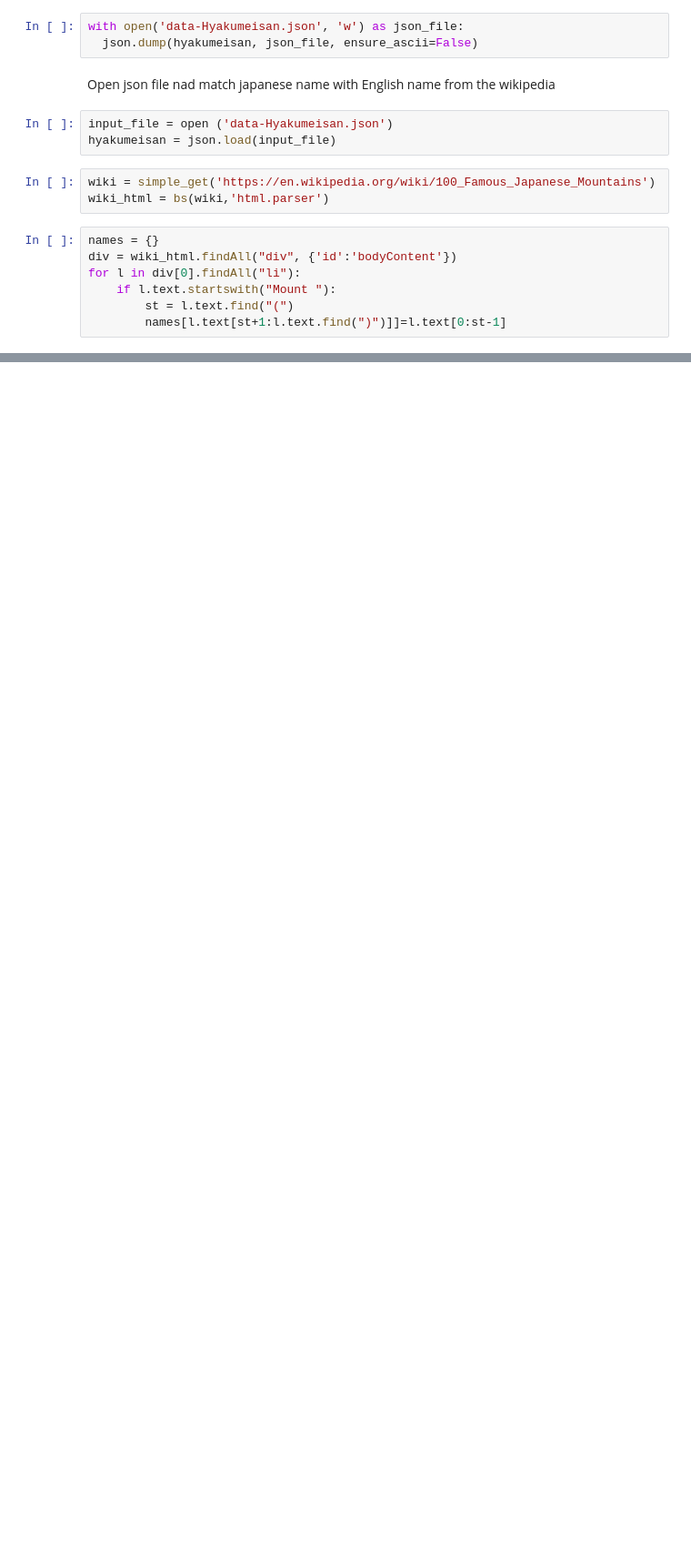
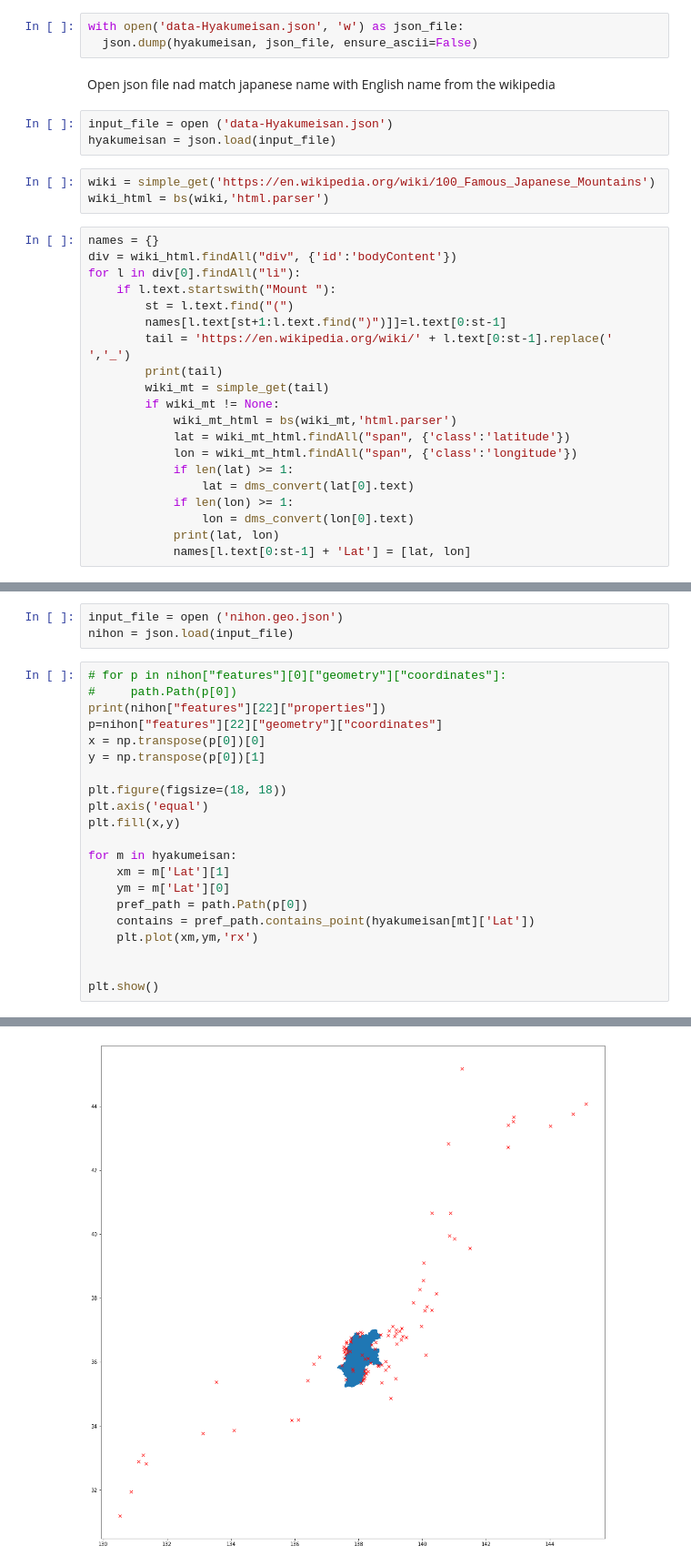
Before and after one commit to rubenpinzon/HikeJapan100, a Jupyter notebook: Crawler.ipynb, the cells around one changed output, grey strips where cells are left out. Shown: that part at 91% size. Drawn from its saved outputs; the diff is of its cells as text; blank space fills up the shorter version.

Commit message:
wokring on the crawler. Need to use the japananese wiki

```diff
--- a/Crawler.ipynb
+++ b/Crawler.ipynb
@@ -116,3 +123,16 @@ for l in div[0].findAll("li"):
     if l.text.startswith("Mount "):
         st = l.text.find("(")
         names[l.text[st+1:l.text.find(")")]]=l.text[0:st-1]
+        tail = 'https://en.wikipedia.org/wiki/' + l.text[0:st-1].replace(' ','_')
+        print(tail)
+        wiki_mt = simple_get(tail)
+        if wiki_mt != None:
+            wiki_mt_html = bs(wiki_mt,'html.parser')
+            lat = wiki_mt_html.findAll("span", {'class':'latitude'})
+            lon = wiki_mt_html.findAll("span", {'class':'longitude'})
+            if len(lat) >= 1:
+                lat = dms_convert(lat[0].text)
+            if len(lon) >= 1:
+                lon = dms_convert(lon[0].text)
+            print(lat, lon)
+            names[l.text[0:st-1] + 'Lat'] = [lat, lon]
@@ -141,0 +164,25 @@ hyakumeisan
+# %%
+input_file = open ('nihon.geo.json')
+nihon = json.load(input_file)
+# %%
+# for p in nihon["features"][0]["geometry"]["coordinates"]:
+#     path.Path(p[0])
+print(nihon["features"][22]["properties"])
+p=nihon["features"][22]["geometry"]["coordinates"]
+x = np.transpose(p[0])[0]
+y = np.transpose(p[0])[1]
+
+plt.figure(figsize=(18, 18))
+plt.axis('equal')
+plt.fill(x,y)
+
+for m in hyakumeisan:
+    xm = m['Lat'][1]
+    ym = m['Lat'][0]
+    pref_path = path.Path(p[0])
+    contains = pref_path.contains_point(hyakumeisan[mt]['Lat'])
+    plt.plot(xm,ym,'rx')
+
+
+plt.show()
+# %% [output]
@@ -141,0 +190 @@ hyakumeisan
+[figure, added]
```
Also changed, not shown: parts of 7 cells of this notebook.
